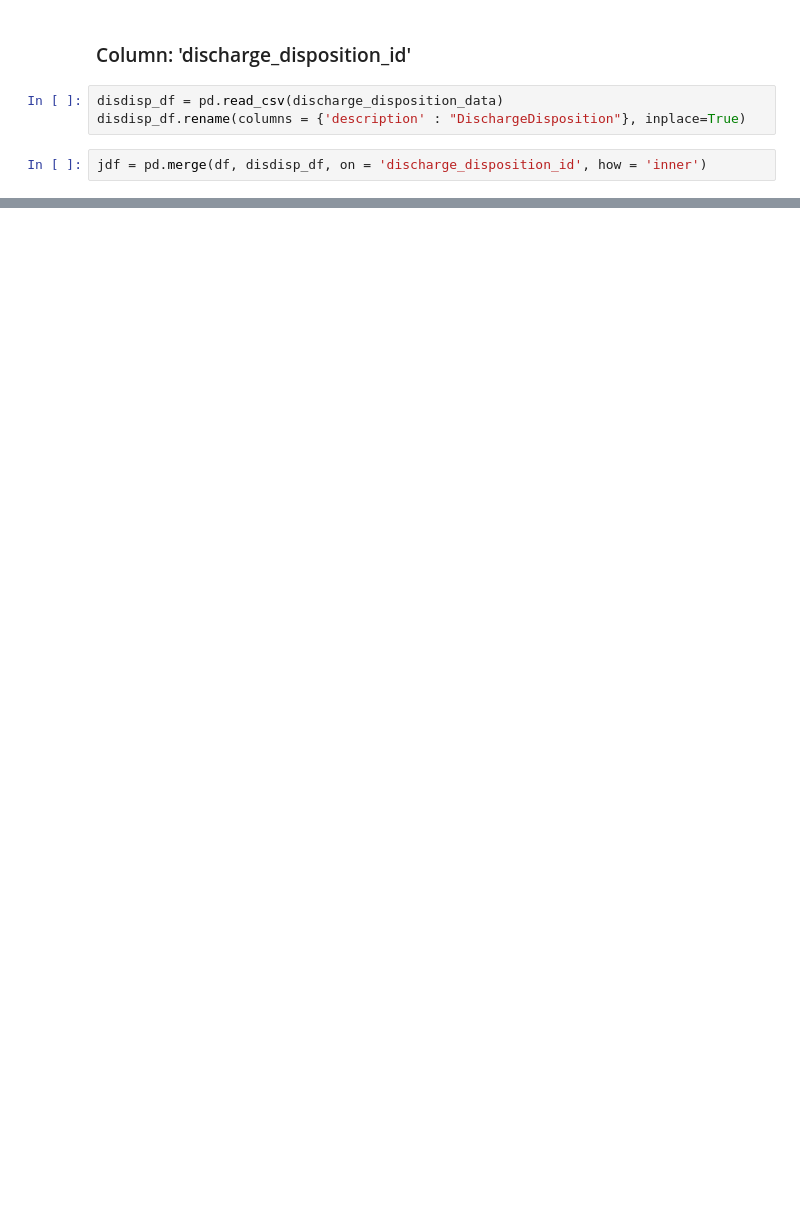
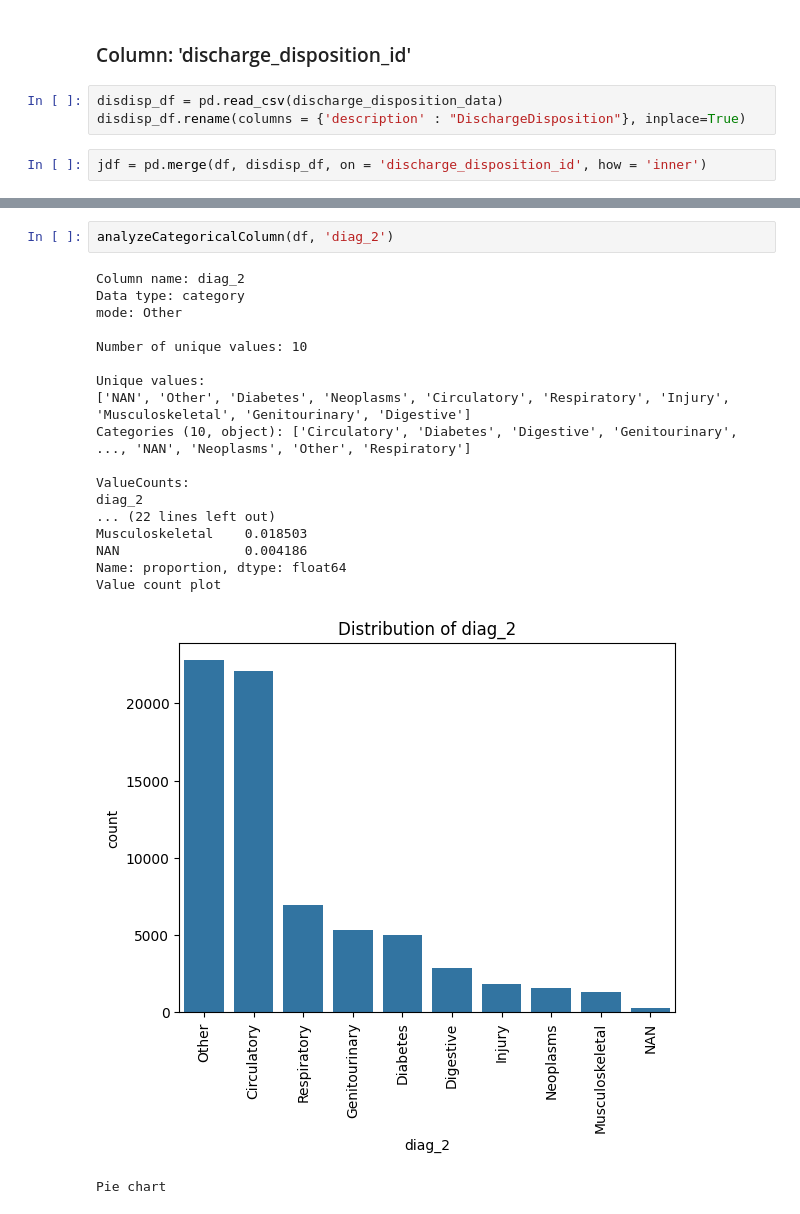
Before and after one commit to abhitoshj/diabetes-readmission, a Jupyter notebook: Code/03-eda-univariate.ipynb, the cells around one changed output, grey strips where cells are left out. Cells and saved outputs as stored; diff of their text form; blank space fills up the shorter version.

```diff
--- a/Code/03-eda-univariate.ipynb
+++ b/Code/03-eda-univariate.ipynb
@@ -187,0 +277,22 @@ Pie chart
+# %%
+analyzeCategoricalColumn(df, 'diag_2')
+# %% [output]
+Column name: diag_2
+Data type: category
+mode: Other
+
+Number of unique values: 10
+
+Unique values:
+['NAN', 'Other', 'Diabetes', 'Neoplasms', 'Circulatory', 'Respiratory', 'Injury', 'Musculoskeletal', 'Genitourinary', 'Digestive']
+Categories (10, object): ['Circulatory', 'Diabetes', 'Digestive', 'Genitourinary', ..., 'NAN', 'Neoplasms', 'Other', 'Respiratory']
+
+ValueCounts:
+diag_2
+... (22 lines left out)
+Musculoskeletal    0.018503
+NAN                0.004186
+Name: proportion, dtype: float64
+Value count plot
+[figure, added]
+Pie chart
```
Also changed, not shown: parts of 57 cells of this notebook, 1 other file.
